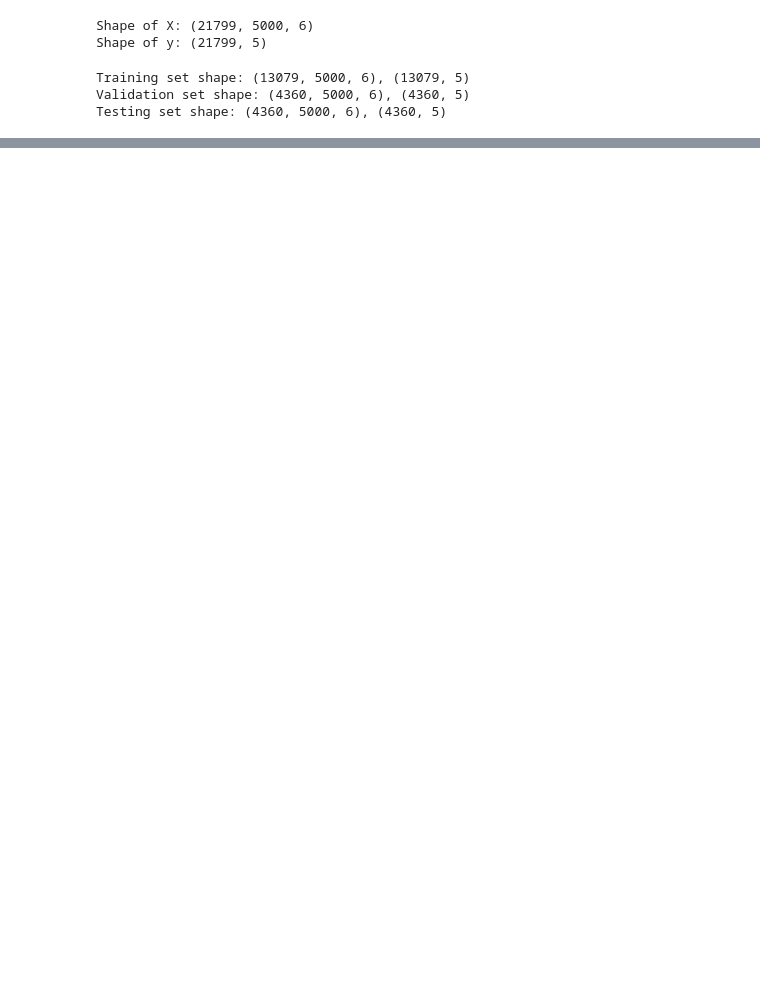
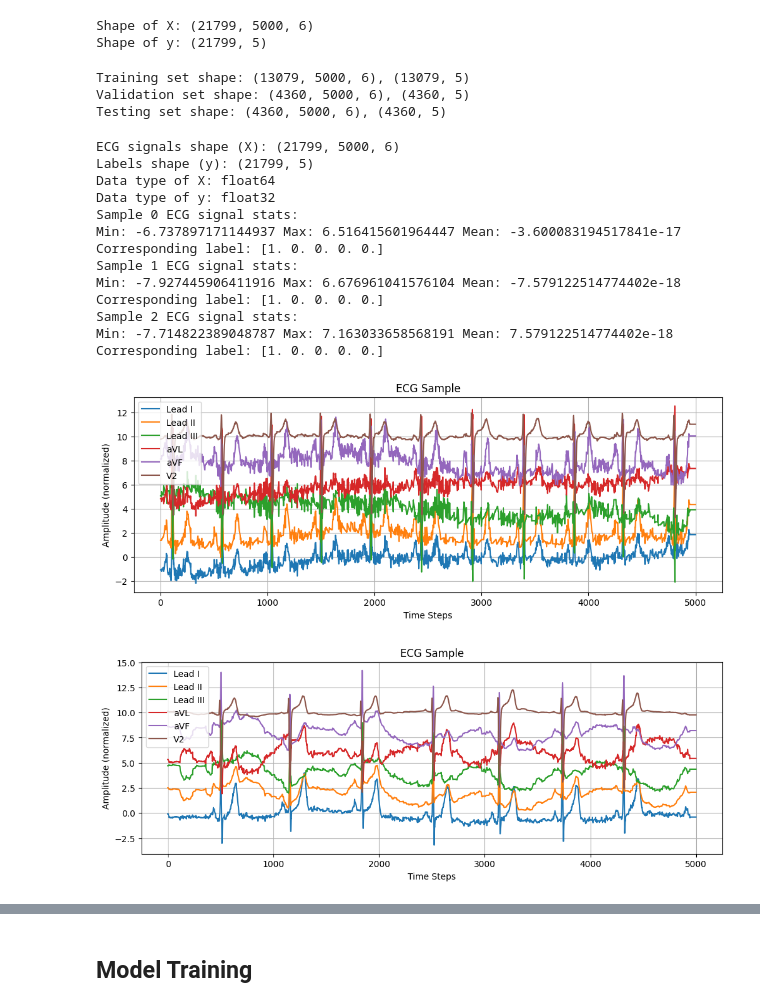
Before and after one commit to h599025/1D-CNN_For_ECG_measurements, a Jupyter notebook: notebooks/01_ecg_analysis.ipynb, the cells around one changed output, grey strips where cells are left out. Saved outputs shown, nothing was run; the diff lists cells and outputs as text; code cells hidden in the pictures; blank space fills up the shorter version.

```diff
--- a/notebooks/01_ecg_analysis.ipynb
+++ b/notebooks/01_ecg_analysis.ipynb
@@ -190,3 +208,69 @@ print(f"Testing set shape: {X_test.shape}, {y_test.shape}")
 Training set shape: (13079, 5000, 6), (13079, 5)
 Validation set shape: (4360, 5000, 6), (4360, 5)
 Testing set shape: (4360, 5000, 6), (4360, 5)
+# %%
+print("ECG signals shape (X):", X.shape)  # e.g., (num_samples, time_steps, num_leads)
+print("Labels shape (y):", y.shape)       # e.g., (num_samples, num_classes)
+print("Data type of X:", X.dtype)
+print("Data type of y:", y.dtype)
+
+# Display a few samples from X and y
+for i in range(3):
+    print(f"Sample {i} ECG signal stats:")
+    print("Min:", X[i].min(), "Max:", X[i].max(), "Mean:", X[i].mean())
+    print("Corresponding label:", y[i])
+
+
+
+def plot_ecg_sample(ecg_sample, lead_names=None):
+    plt.figure(figsize=(12, 4))
+    num_leads = ecg_sample.shape[1]
+    for i in range(num_leads):
+        plt.plot(ecg_sample[:, i] + (i * 2), label=(lead_names[i] if lead_names else f"Lead {i}"))
+    plt.xlabel("Time Steps")
+    plt.ylabel("Amplitude (normalized)")
+    plt.title("ECG Sample")
+    plt.legend()
+    plt.grid(True)
+    plt.show()
+
+# Plot a few samples
+plot_ecg_sample(X[0], lead_names=FOCUS_LEAD_NAMES)
+plot_ecg_sample(X[1], lead_names=FOCUS_LEAD_NAMES)
+
+
+
+
+# For a NumPy array of labels:
+for idx, class_name in enumerate(["NORM", "MI", "STTC", "CD", "HYP"]):
+    unique, counts = np.unique(y[:, idx], return_counts=True)
+    print(f"Distribution for {class_name}: {dict(zip(unique, counts))}")
+
+# If you still have the DataFrame, you can use:
+print(df[target_columns].sum())
+
+
+assert np.all(np.logical_or(y == 0, y == 1)), "Labels contain values other than 0 and 1"
+
+
+
+print("Any NaNs in X?", np.isnan(X).any())
+print("Any Infs in X?", np.isinf(X).any())
+print("Any NaNs in y?", np.isnan(y).any())
+print("Any Infs in y?", np.isinf(y).any())
+# %% [output]
+ECG signals shape (X): (21799, 5000, 6)
+Labels shape (y): (21799, 5)
+Data type of X: float64
+Data type of y: float32
+Sample 0 ECG signal stats:
+Min: -6.737897171144937 Max: 6.516415601964447 Mean: -3.600083194517841e-17
+Corresponding label: [1. 0. 0. 0. 0.]
+Sample 1 ECG signal stats:
+Min: -7.927445906411916 Max: 6.676961041576104 Mean: -7.579122514774402e-18
+Corresponding label: [1. 0. 0. 0. 0.]
+Sample 2 ECG signal stats:
+Min: -7.714822389048787 Max: 7.163033658568191 Mean: 7.579122514774402e-18
+Corresponding label: [1. 0. 0. 0. 0.]
+[figure, added]
+[figure, added]
@@ -192,0 +292,2 @@ Testing set shape: (4360, 5000, 6), (4360, 5)
+# %% [markdown]
+## Model Training
```
Also changed, not shown: parts of 6 cells of this notebook, 1 other file.
